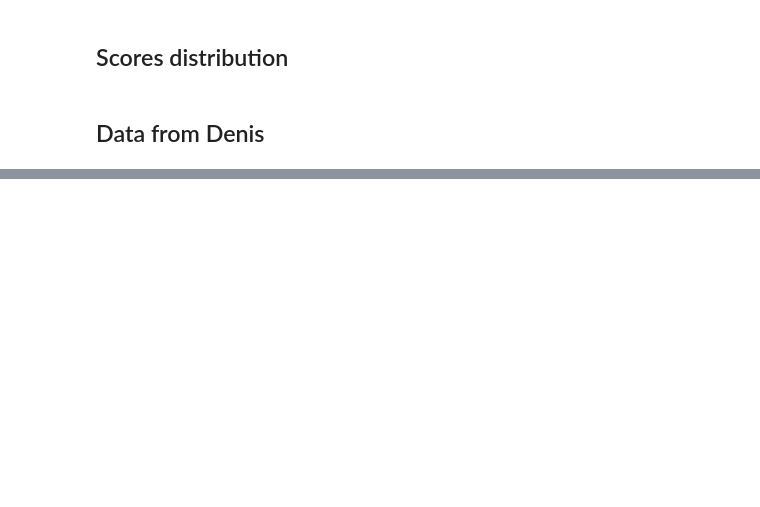
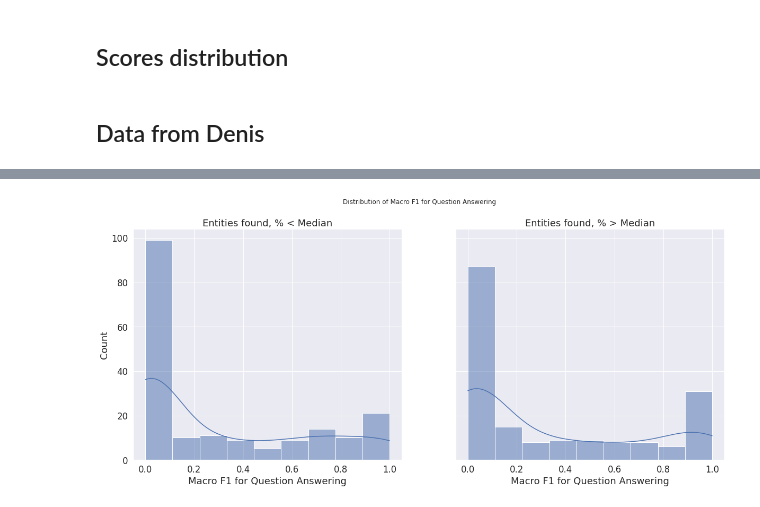
Before and after one commit to dice-group/LFQA, a Jupyter notebook: gerbil/notebooks/mt_classic_and_qa_corr.ipynb, the cells around one changed output, grey strips where cells are left out. Saved outputs shown, nothing was run; the diff lists cells and outputs as text; code cells hidden in the pictures; blank space fills up the shorter version.

```diff
--- a/gerbil/notebooks/mt_classic_and_qa_corr.ipynb
+++ b/gerbil/notebooks/mt_classic_and_qa_corr.ipynb
@@ -215,3 +255,19 @@ df_main = pd.DataFrame.from_dict({
+# %%
+fig, axs = plt.subplots(nrows=1, ncols=2, figsize=(20, 8), sharey=True)
+
+sns.histplot(data=df_main[df_main.entities_found < df_main.entities_found.median()], x="macroF1", ax=axs[0], kde=True)
+axs[0].set(title="Entities found, % < Median", xlabel="Macro F1 for Question Answering")
+
+sns.histplot(data=df_main[df_main.entities_found > df_main.entities_found.median()], x="macroF1", ax=axs[1], kde=True)
+axs[1].set(title="Entities found, % > Median", xlabel="Macro F1 for Question Answering")
+
+# set the overall title
+plt.suptitle("Distribution of Macro F1 for Question Answering")
+
+# show the plot
+plt.show()
+# %% [output]
+[figure, added]
 # %%
 df_main.corr() # due to the sparce values of macroF1, the correlation may be misleading that's why we use sankey diagrams
 # %% [output]
```
Also changed, not shown: parts of 22 cells of this notebook, 3 other files.
